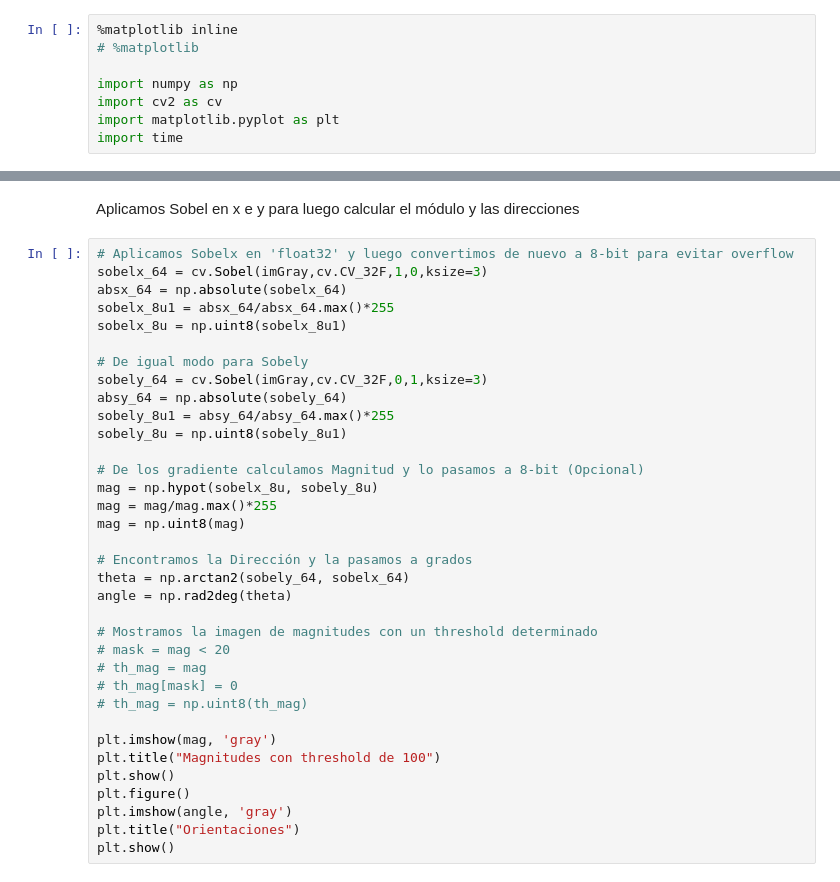
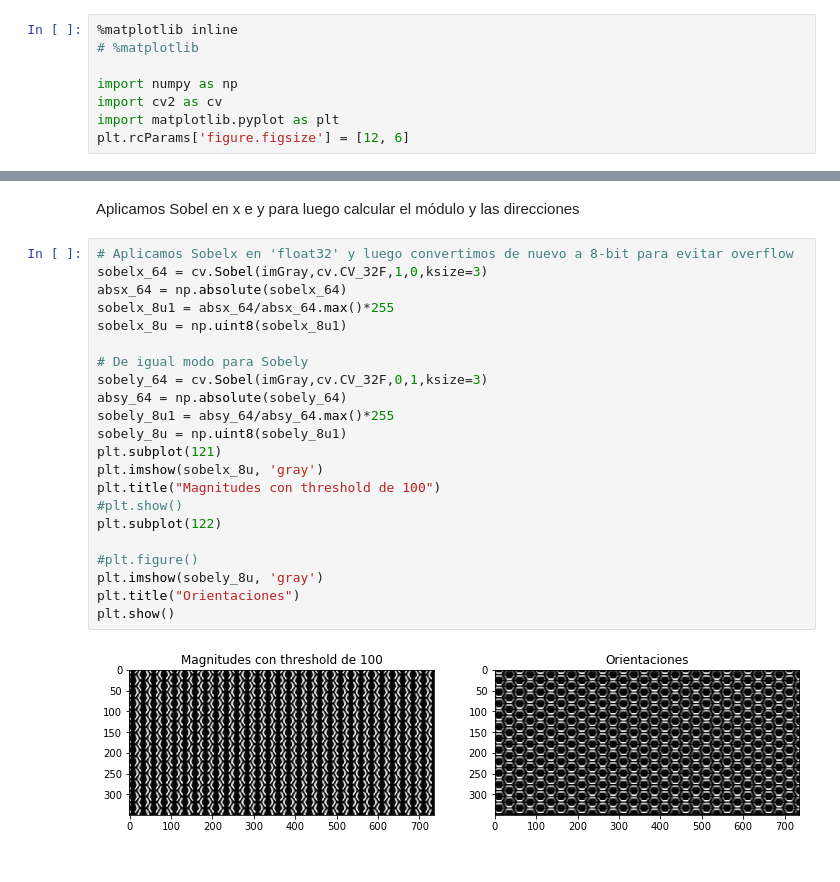
Before and after one commit to sebasesto/CEIA, a Jupyter notebook: VC1/TP2_Sesto/TP2_Vision1_Sesto.ipynb, the cells around one changed output, grey strips where cells are left out. Saved outputs shown, nothing was run; the diff lists cells and outputs as text.

```diff
--- a/VC1/TP2_Sesto/TP2_Vision1_Sesto.ipynb
+++ b/VC1/TP2_Sesto/TP2_Vision1_Sesto.ipynb
@@ -5,4 +5,4 @@
 import numpy as np
 import cv2 as cv
 import matplotlib.pyplot as plt
-import time
+plt.rcParams['figure.figsize'] = [12, 6]
@@ -26,35 +25,24 @@ Aplicamos Sobel en x e y para luego calcular el módulo y las direcciones
 # %%
 # Aplicamos Sobelx en 'float32' y luego convertimos de nuevo a 8-bit para evitar overflow
 sobelx_64 = cv.Sobel(imGray,cv.CV_32F,1,0,ksize=3)
 absx_64 = np.absolute(sobelx_64)
 sobelx_8u1 = absx_64/absx_64.max()*255
 sobelx_8u = np.uint8(sobelx_8u1)
 
 # De igual modo para Sobely
 sobely_64 = cv.Sobel(imGray,cv.CV_32F,0,1,ksize=3)
 absy_64 = np.absolute(sobely_64)
 sobely_8u1 = absy_64/absy_64.max()*255
 sobely_8u = np.uint8(sobely_8u1)
+plt.subplot(121)
+plt.imshow(sobelx_8u, 'gray')
+plt.title("Magnitudes con threshold de 100")
+#plt.show()
+plt.subplot(122)
 
-# De los gradiente calculamos Magnitud y lo pasamos a 8-bit (Opcional)
-mag = np.hypot(sobelx_8u, sobely_8u)
-mag = mag/mag.max()*255
-mag = np.uint8(mag)
-
-# Encontramos la Dirección y la pasamos a grados
-theta = np.arctan2(sobely_64, sobelx_64)
-angle = np.rad2deg(theta)
-
-# Mostramos la imagen de magnitudes con un threshold determinado
-# mask = mag < 20
-# th_mag = mag
-# th_mag[mask] = 0
-# th_mag = np.uint8(th_mag)
-
-plt.imshow(mag, 'gray')
-plt.title("Magnitudes con threshold de 100")
-plt.show()
-plt.figure()
-plt.imshow(angle, 'gray')
+#plt.figure()
+plt.imshow(sobely_8u, 'gray')
 plt.title("Orientaciones")
 plt.show()
+# %% [output]
+[figure, added]
```
Also changed, not shown: parts of 7 cells of this notebook, 1 other file.
